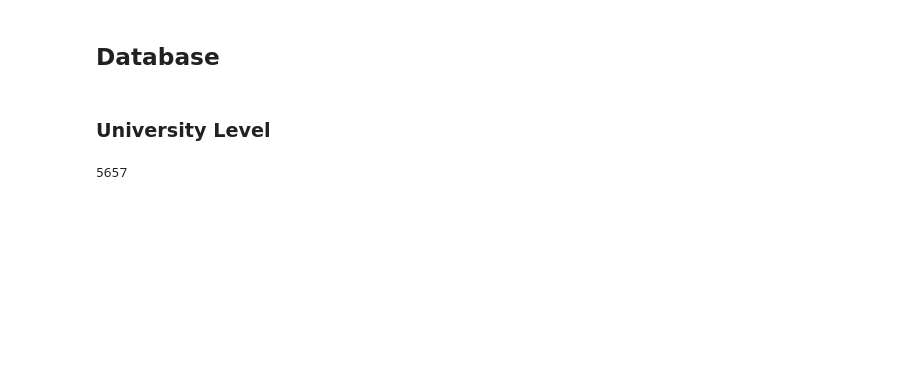
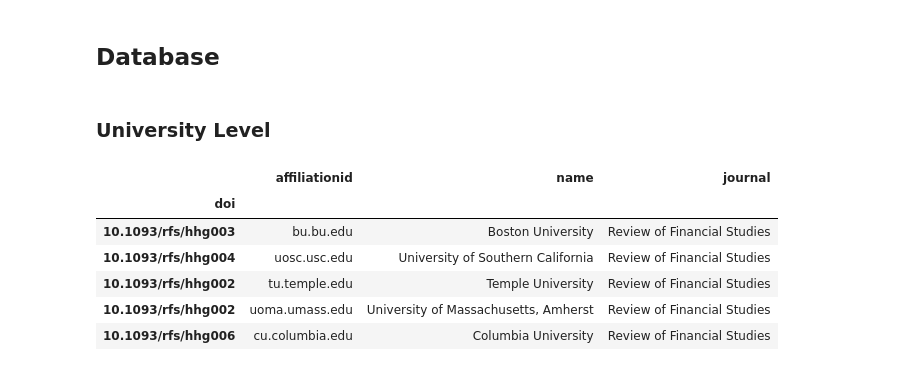
Before and after one commit to macs30122-winter23/final-project-netrunner, a Jupyter notebook: clean.ipynb, the cells around one changed output. Drawn from its saved outputs; the diff is of its cells as text; code cells hidden in the pictures; blank space fills up the shorter version.

```diff
--- a/clean.ipynb
+++ b/clean.ipynb
@@ -351,19 +333,24 @@ cur = conn.cursor()
 # %%
 # select university level of publications
 q = """
     SELECT af.affiliationid, af.name, art.journal, aa.doi
     FROM author_article AS aa JOIN author AS au JOIN article AS art JOIN affiliation AS af
     ON aa.authorid = au.authorid AND
     aa.doi = art.doi AND
     au.affiliationid = af.affiliationid
-    WHERE art.date < '2010-01-01'
     """
 
 # q = " SELECT authorid FROM author"
 df_af_art = pd.read_sql_query(q, conn).set_index("doi")
-len(df_af_art)
+df_af_art.head()
 # %% [output]
-5657
+|  | affiliationid | name | journal |
+| doi |  |  |  |
+| 10.1093/rfs/hhg003 | bu.bu.edu | Boston University | Review of Financial Studies |
+| 10.1093/rfs/hhg004 | uosc.usc.edu | University of Southern California | Review of Financial Studies |
+| 10.1093/rfs/hhg002 | tu.temple.edu | Temple University | Review of Financial Studies |
+| 10.1093/rfs/hhg002 | uoma.umass.edu | University of Massachusetts, Amherst | Review of Financial Studies |
+| 10.1093/rfs/hhg006 | cu.columbia.edu | Columbia University | Review of Financial Studies |
 # %%
 # show top appearance
 # %%
```
Also changed, not shown: parts of 7 cells of this notebook, 9 other files.
